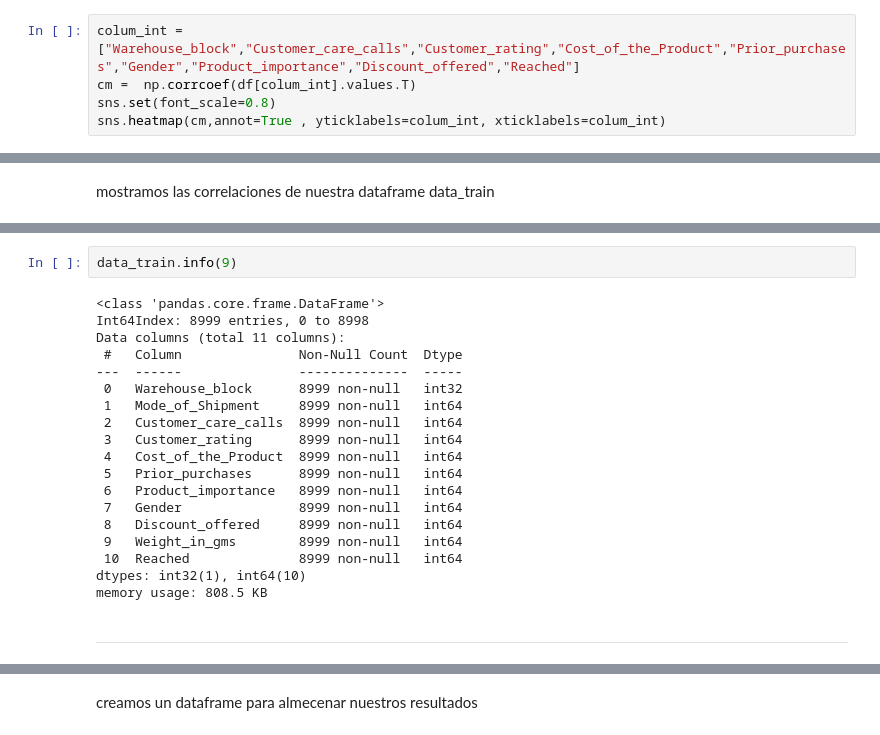
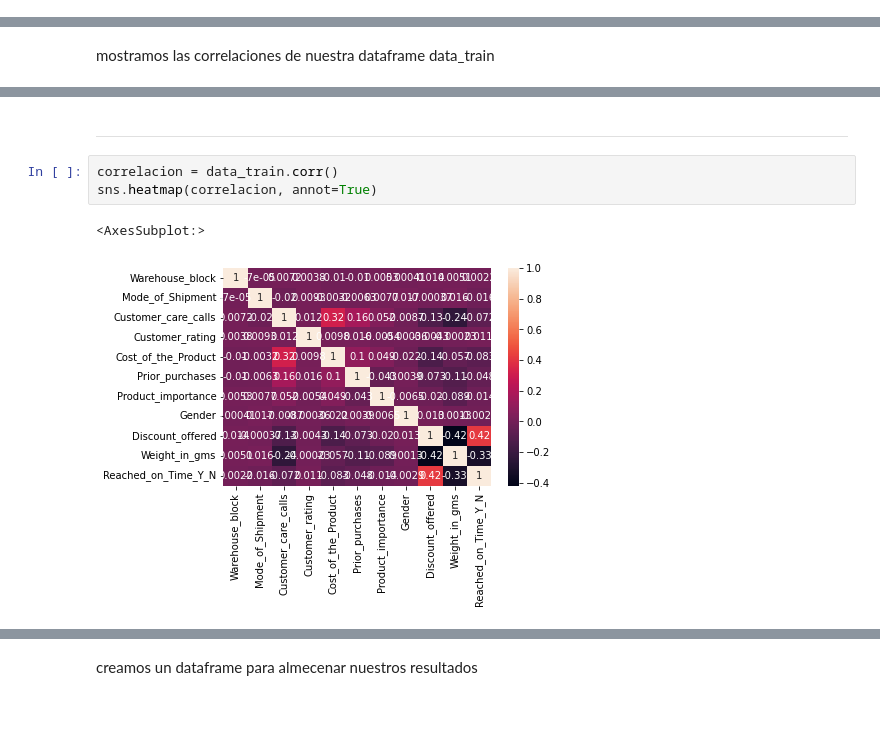
Before and after one commit to josleo/PI01-2, a Jupyter notebook: limpieza.ipynb, the cells around one changed output, grey strips where cells are left out. Drawn from its saved outputs; the diff is of its cells as text.

```diff
--- a/limpieza.ipynb
+++ b/limpieza.ipynb
@@ -191,5 +187,0 @@ creamo una grafica de correlacion
-# %%
-colum_int =["Warehouse_block","Customer_care_calls","Customer_rating","Cost_of_the_Product","Prior_purchases","Gender","Product_importance","Discount_offered","Reached"]
-cm =  np.corrcoef(df[colum_int].values.T)
-sns.set(font_scale=0.8)
-sns.heatmap(cm,annot=True , yticklabels=colum_int, xticklabels=colum_int)
@@ -250,23 +271,8 @@ np.average(data_train.Reached)
-# %%
-data_train.info(9)
-# %% [output]
-<class 'pandas.core.frame.DataFrame'>
-Int64Index: 8999 entries, 0 to 8998
-Data columns (total 11 columns):
- #   Column               Non-Null Count  Dtype
----  ------               --------------  -----
- 0   Warehouse_block      8999 non-null   int32
- 1   Mode_of_Shipment     8999 non-null   int64
- 2   Customer_care_calls  8999 non-null   int64
- 3   Customer_rating      8999 non-null   int64
- 4   Cost_of_the_Product  8999 non-null   int64
- 5   Prior_purchases      8999 non-null   int64
- 6   Product_importance   8999 non-null   int64
- 7   Gender               8999 non-null   int64
- 8   Discount_offered     8999 non-null   int64
- 9   Weight_in_gms        8999 non-null   int64
- 10  Reached              8999 non-null   int64
-dtypes: int32(1), int64(10)
-memory usage: 808.5 KB
 # %% [markdown]
 ----------------------------------------------------------------------------------------------------------------------------------------
+# %%
+correlacion = data_train.corr()
+sns.heatmap(correlacion, annot=True)
+# %% [output]
+<AxesSubplot:>
+[figure, added]
```
Also changed, not shown: parts of 34 cells of this notebook.
